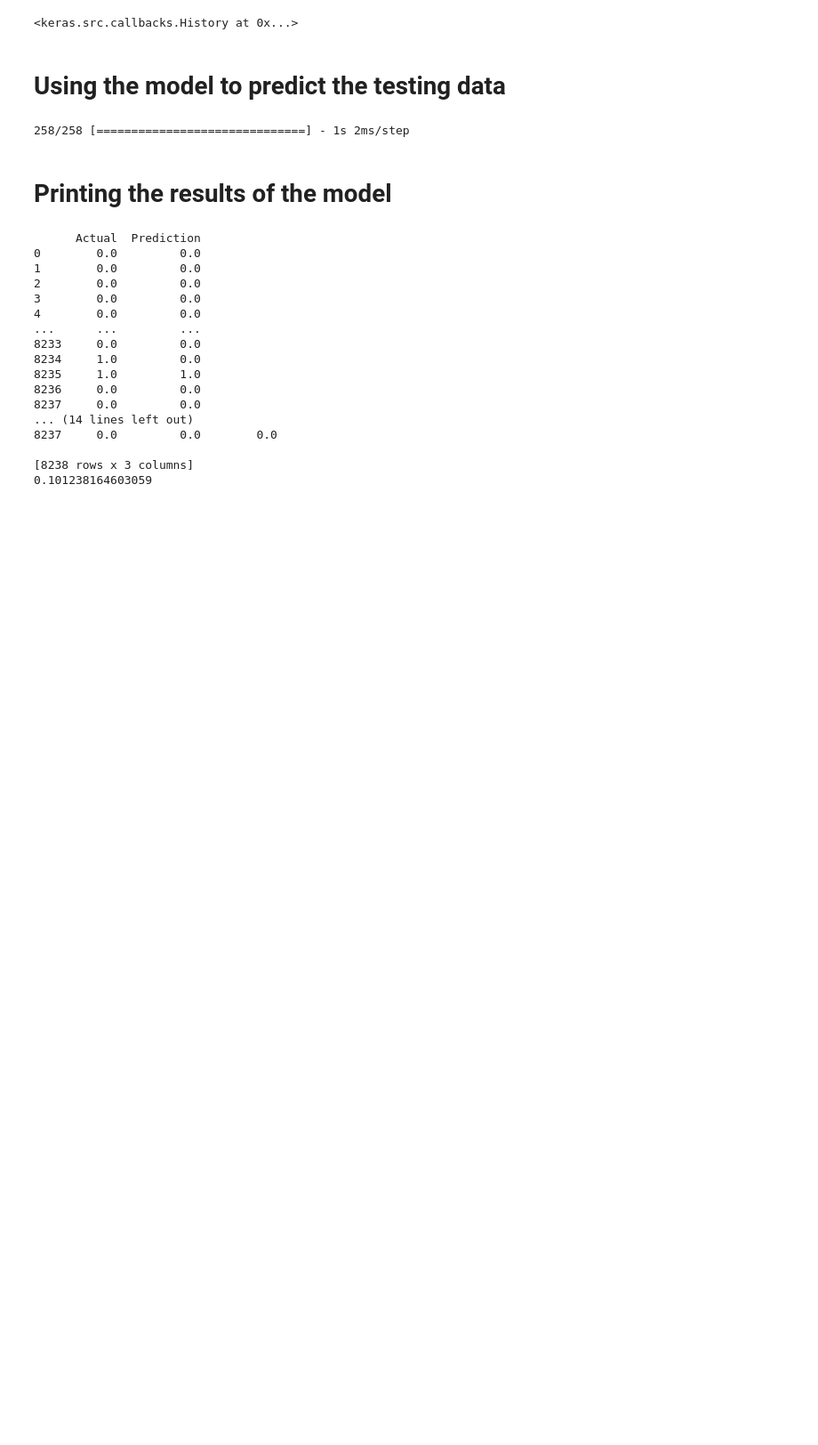
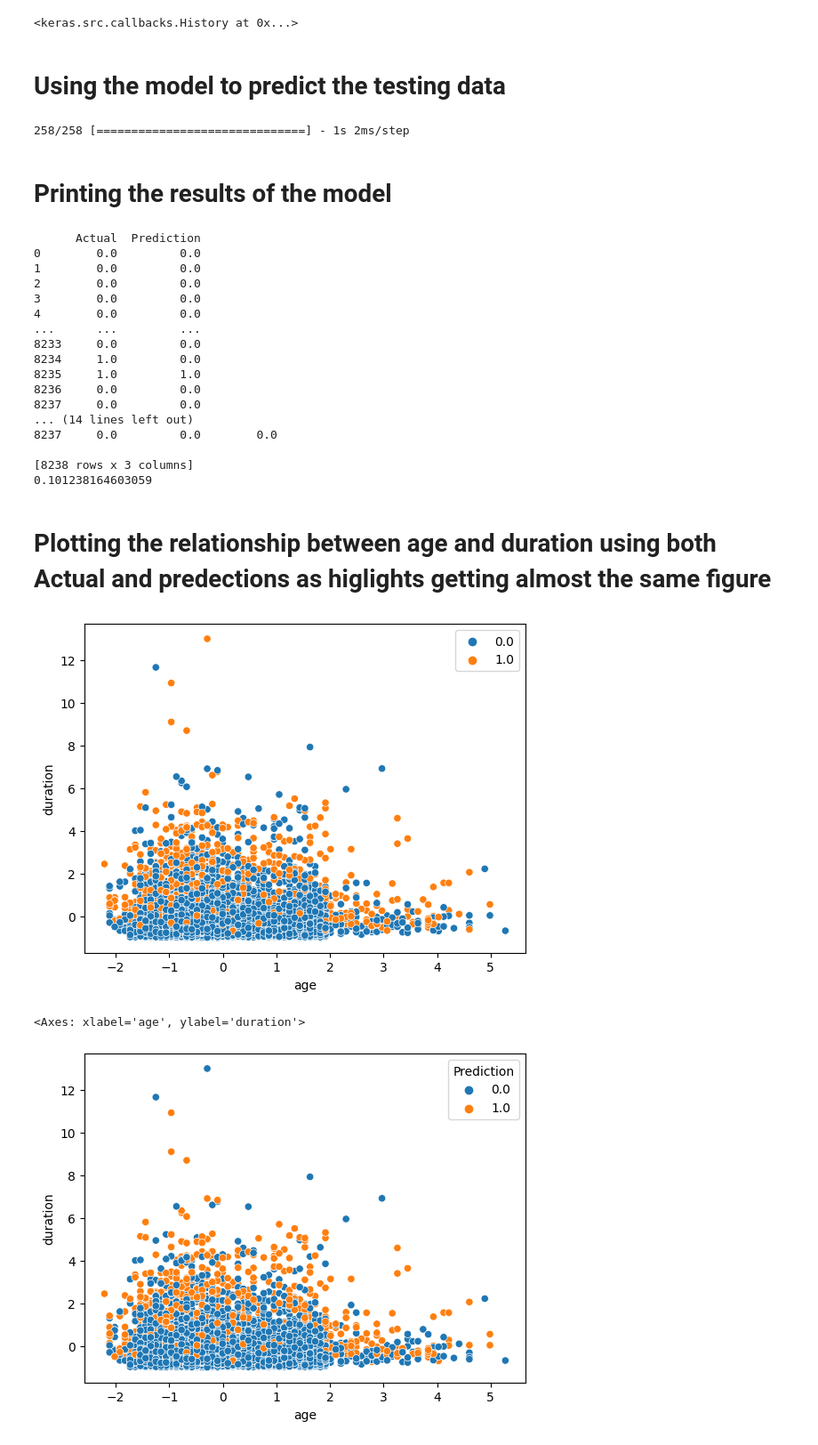
Before and after one commit to Abdulrahman7771/ElectroPi, a Jupyter notebook: NN1/BankMarketing.ipynb, the cells around one changed output. Shown at 89% size. Drawn from its saved outputs; the diff is of its cells as text; code cells hidden in the pictures; blank space fills up the shorter version.

```diff
--- a/NN1/BankMarketing.ipynb
+++ b/NN1/BankMarketing.ipynb
@@ -273,3 +273,20 @@ print(result['Resuidual'].sum()/len(result))
 
 [8238 rows x 3 columns]
 0.101238164603059
+# %% [markdown]
+# Plotting the relationship between age and duration using both Actual and predections as higlights getting almost the same figure
+# %%
+d = result
+xx=pd.DataFrame(XTest,columns=cols)
+d['age'] = xx["age"]
+d['duration'] = xx["duration"]
+sns.scatterplot(data=d, x="age", y="duration", hue="Actual")
+
+
+plt.legend()
+plt.show()
+sns.scatterplot(data=d, x="age", y="duration", hue="Prediction")
+# %% [output]
+[figure, added]
+<Axes: xlabel='age', ylabel='duration'>
+[figure, added]
```
